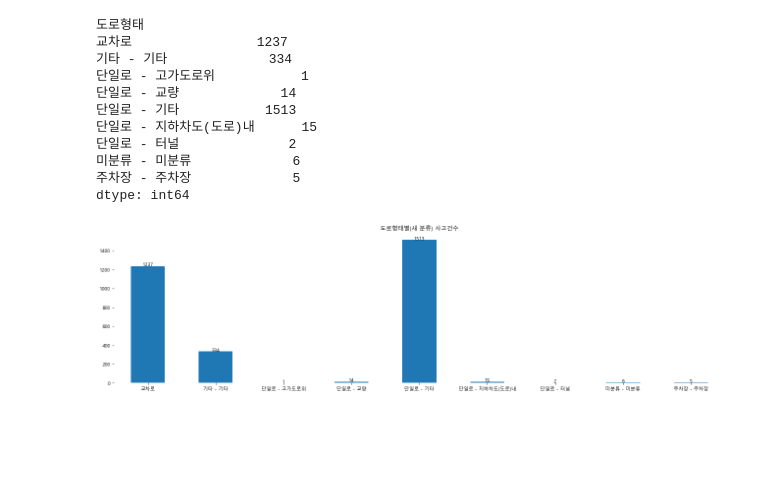
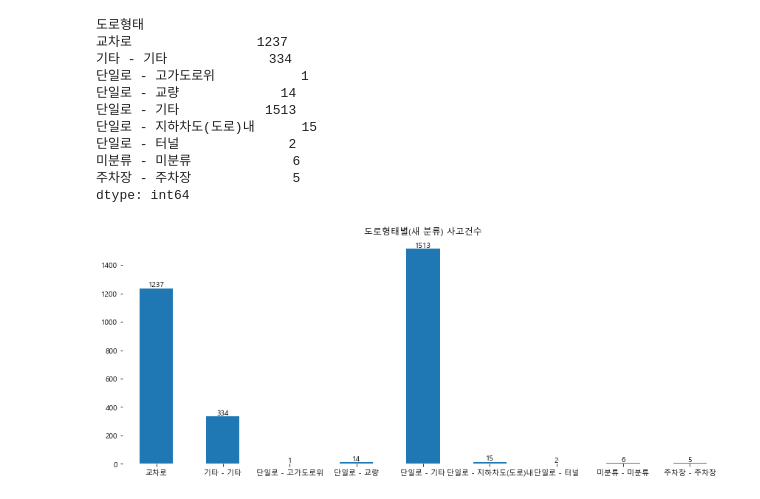
Before and after one commit to LeeHwayeon/bicycle-analysis, a Jupyter notebook: 혜현/도로형태와 사고건수.ipynb, the cells around one changed output. Saved outputs shown, nothing was run; the diff lists cells and outputs as text; code cells hidden in the pictures; blank space fills up the shorter version.

```diff
--- a/혜현/도로형태와 사고건수.ipynb
+++ b/혜현/도로형태와 사고건수.ipynb
@@ -438,13 +427,13 @@ accidList_new_road
 주차장 - 주차장             5
 dtype: int64
 # %%
-ax = accidList_new_road.plot(kind='bar', figsize=(18, 5), rot=0, title="도로형태별(새 분류) 사고건수")
+ax = accidList_new_road.plot(kind='bar', figsize=(12, 5), rot=0, title="도로형태별(새 분류) 사고건수")
 for p in ax.patches:
     left, bottom, width, height = p.get_bbox().bounds
-    ax.annotate("%d"%(height), (left+width/2, height+2), ha='center')
+    ax.annotate("%d"%(height), (left+width/2, height+10), ha='center')
 plt.box(False)
 plt.xlabel('')
 plt.tight_layout()
 plt.show()
 # %% [output]
-[figure, old version]
+[figure, new version]
```
Also changed, not shown: parts of 1 cell of this notebook, 2 other files.
